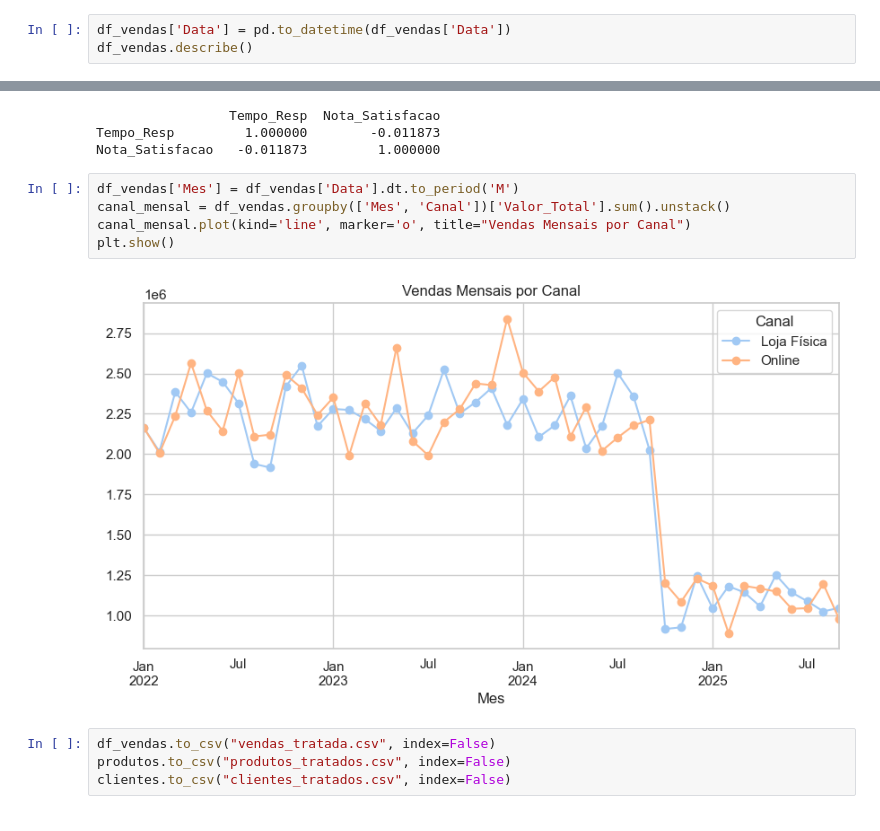
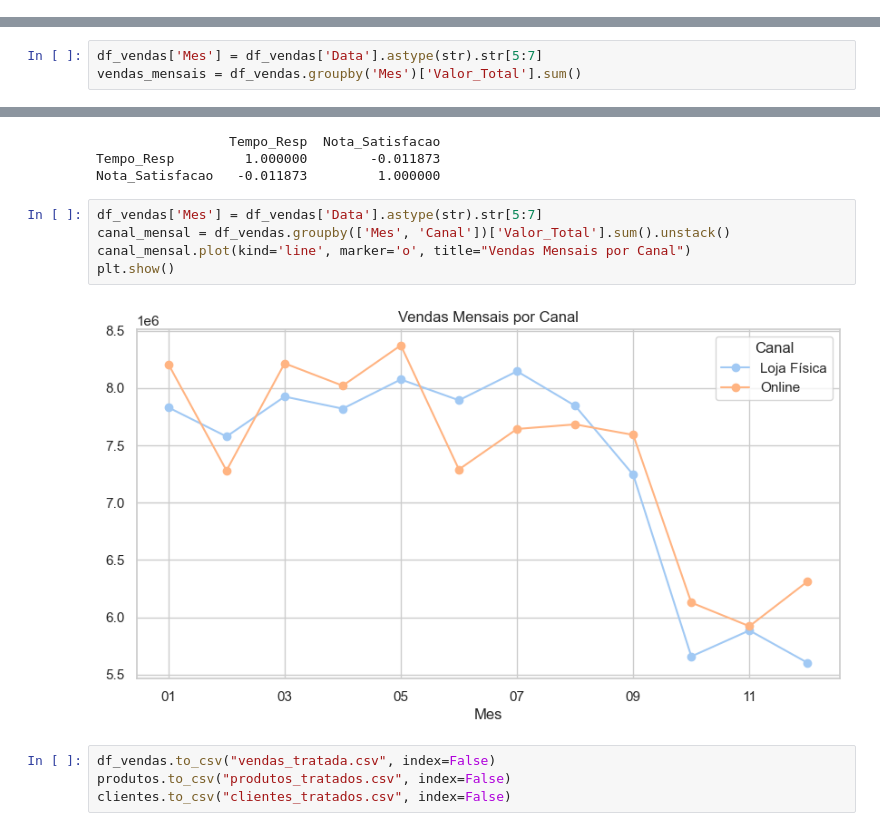
Before and after one commit to leticyanunes/Projeto_NARA, a Jupyter notebook: Projeto.NARA.ipynb, the cells around one changed output, grey strips where cells are left out. Drawn from its saved outputs; the diff is of its cells as text.

```diff
--- a/Projeto.NARA.ipynb
+++ b/Projeto.NARA.ipynb
@@ -415,6 +430,3 @@ plt.title("Dispersão de Preços dos Produtos")
 plt.show()
 # %% [output]
 [figure]
-# %%
-df_vendas['Data'] = pd.to_datetime(df_vendas['Data'])
-df_vendas.describe()
@@ -431 +484,4 @@ df_vendas.describe()
+# %%
+df_vendas['Mes'] = df_vendas['Data'].astype(str).str[5:7]
+vendas_mensais = df_vendas.groupby('Mes')['Valor_Total'].sum()
 # %%
@@ -475,12 +530,12 @@ print(atendimentos[['Tempo_Resp', 'Nota_Satisfacao']].corr())
 Tempo_Resp         1.000000        -0.011873
 Nota_Satisfacao   -0.011873         1.000000
 # %%
-df_vendas['Mes'] = df_vendas['Data'].dt.to_period('M')
+df_vendas['Mes'] = df_vendas['Data'].astype(str).str[5:7]
 canal_mensal = df_vendas.groupby(['Mes', 'Canal'])['Valor_Total'].sum().unstack()
 canal_mensal.plot(kind='line', marker='o', title="Vendas Mensais por Canal")
 plt.show()
 # %% [output]
-[figure, old version]
+[figure, new version]
 # %%
 df_vendas.to_csv("vendas_tratada.csv", index=False)
 produtos.to_csv("produtos_tratados.csv", index=False)
```
Also changed, not shown: parts of 5 cells of this notebook, 3 other files.
